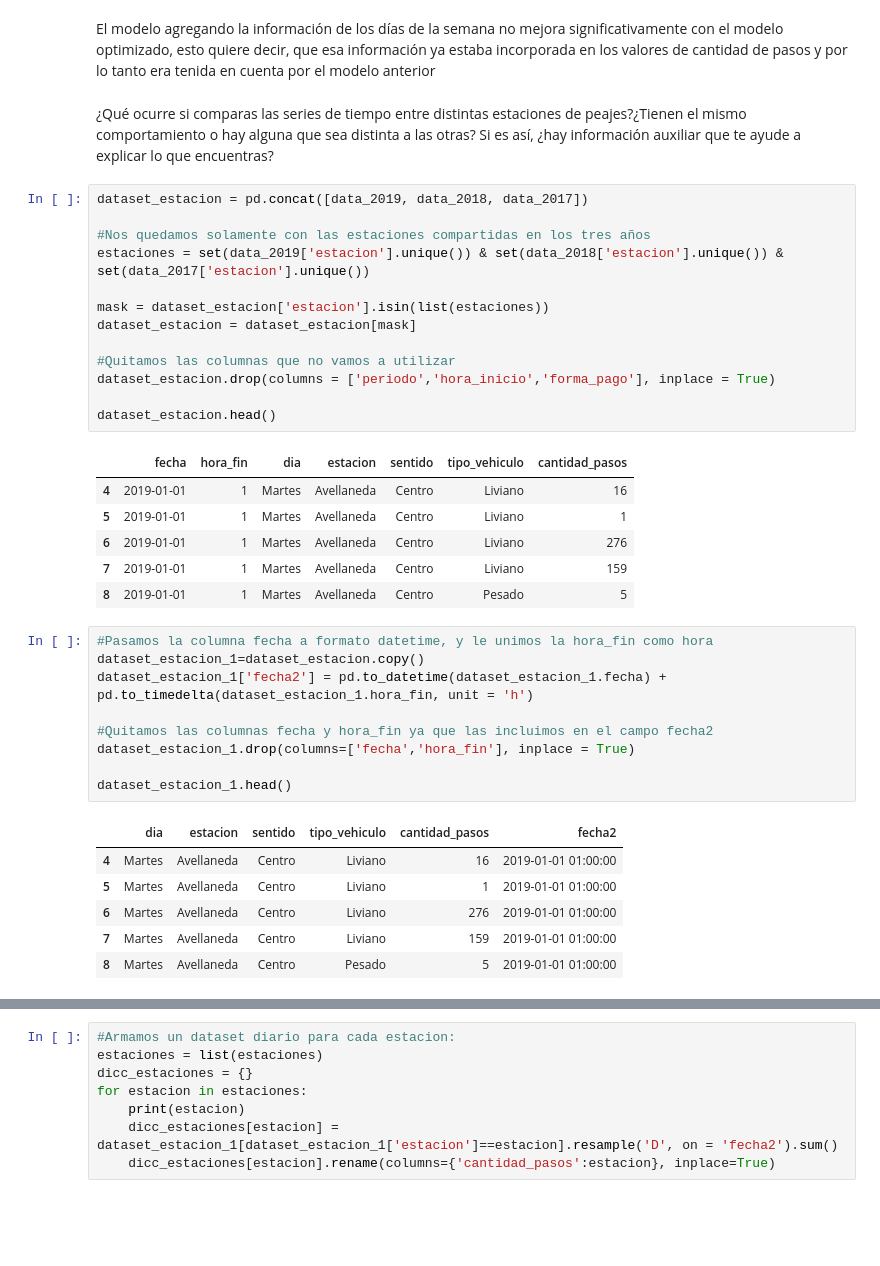
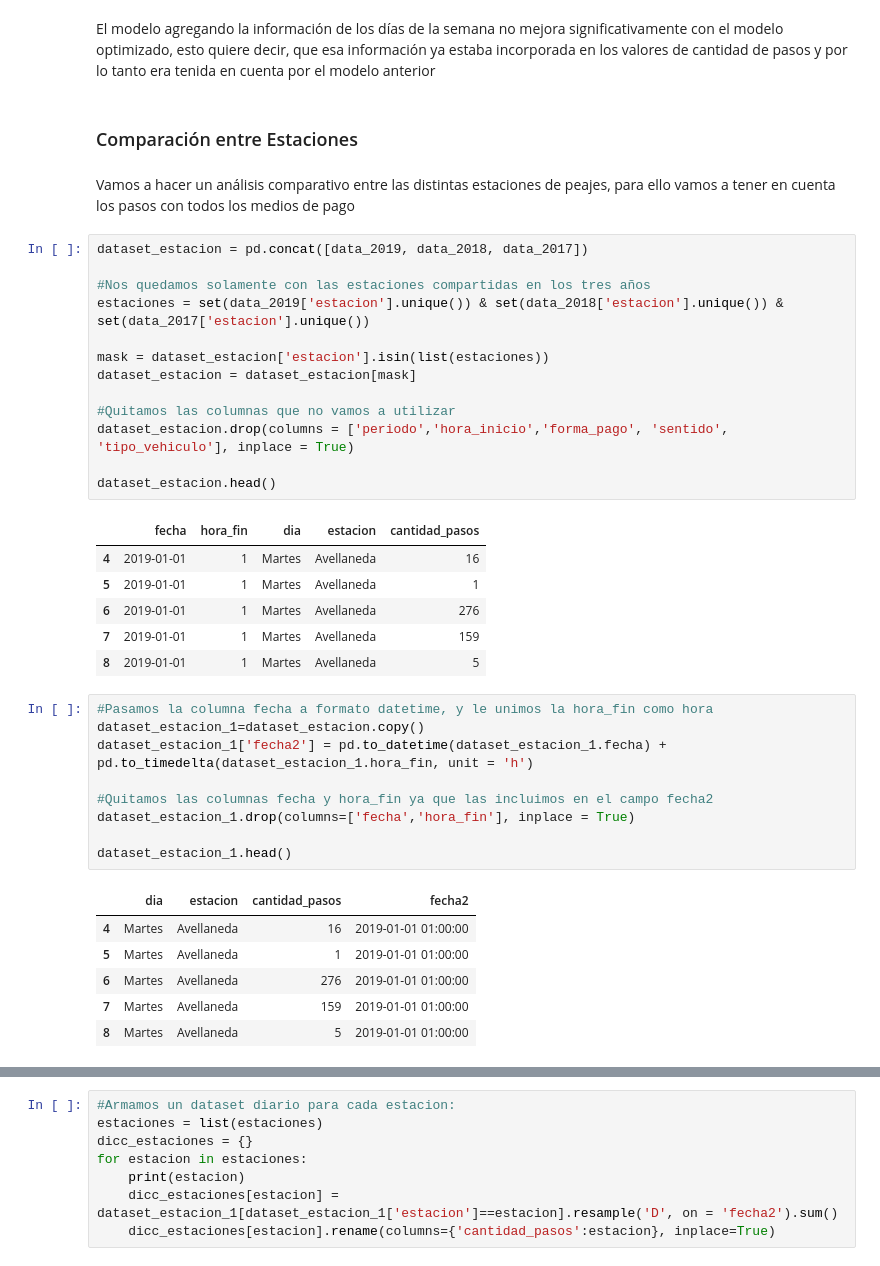
Before and after one commit to NachoRam123/Proyecto-3, a Jupyter notebook: DS_Proyecto_03_ST_RamellaIgnacio.ipynb, the cells around one changed output, grey strips where cells are left out. Drawn from its saved outputs; the diff is of its cells as text; blank space fills up the shorter version.

```diff
--- a/DS_Proyecto_03_ST_RamellaIgnacio.ipynb
+++ b/DS_Proyecto_03_ST_RamellaIgnacio.ipynb
@@ -1137,28 +1138,30 @@ Metricas
 | 0 | Modelo 3 | 0.277495 | 4901.833679 | Add Regresor: día semana |
 # %% [markdown]
 El modelo agregando la información de los días de la semana no mejora significativamente con el modelo optimizado, esto quiere decir, que esa información ya estaba incorporada en los valores de cantidad de pasos y por lo tanto era tenida en cuenta por el modelo anterior
-# %% [markdown]
-¿Qué ocurre si comparas las series de tiempo entre distintas estaciones de peajes?¿Tienen el mismo comportamiento o hay alguna que sea distinta a las otras? Si es así, ¿hay información auxiliar que te ayude a explicar lo que encuentras?
+# %% [markdown]
+### Comparación entre Estaciones
+# %% [markdown]
+Vamos a hacer un análisis comparativo entre las distintas estaciones de peajes, para ello vamos a tener en cuenta los pasos con todos los medios de pago
 # %%
 dataset_estacion = pd.concat([data_2019, data_2018, data_2017])
 
 #Nos quedamos solamente con las estaciones compartidas en los tres años
 estaciones = set(data_2019['estacion'].unique()) & set(data_2018['estacion'].unique()) & set(data_2017['estacion'].unique())
 
 mask = dataset_estacion['estacion'].isin(list(estaciones))
 dataset_estacion = dataset_estacion[mask]
 
 #Quitamos las columnas que no vamos a utilizar
-dataset_estacion.drop(columns = ['periodo','hora_inicio','forma_pago'], inplace = True)
+dataset_estacion.drop(columns = ['periodo','hora_inicio','forma_pago', 'sentido', 'tipo_vehiculo'], inplace = True)
 
 dataset_estacion.head()
 # %% [output]
-|  | fecha | hora_fin | dia | estacion | sentido | tipo_vehiculo | cantidad_pasos |
-| 4 | 2019-01-01 | 1 | Martes | Avellaneda | Centro | Liviano | 16 |
-| 5 | 2019-01-01 | 1 | Martes | Avellaneda | Centro | Liviano | 1 |
-| 6 | 2019-01-01 | 1 | Martes | Avellaneda | Centro | Liviano | 276 |
-| 7 | 2019-01-01 | 1 | Martes | Avellaneda | Centro | Liviano | 159 |
-| 8 | 2019-01-01 | 1 | Martes | Avellaneda | Centro | Pesado | 5 |
+|  | fecha | hora_fin | dia | estacion | cantidad_pasos |
+| 4 | 2019-01-01 | 1 | Martes | Avellaneda | 16 |
+| 5 | 2019-01-01 | 1 | Martes | Avellaneda | 1 |
+| 6 | 2019-01-01 | 1 | Martes | Avellaneda | 276 |
+| 7 | 2019-01-01 | 1 | Martes | Avellaneda | 159 |
+| 8 | 2019-01-01 | 1 | Martes | Avellaneda | 5 |
 # %%
 #Pasamos la columna fecha a formato datetime, y le unimos la hora_fin como hora
 dataset_estacion_1=dataset_estacion.copy()
@@ -1169,12 +1172,12 @@ dataset_estacion_1.drop(columns=['fecha','hora_fin'], inplace = True)
 
 dataset_estacion_1.head()
 # %% [output]
-|  | dia | estacion | sentido | tipo_vehiculo | cantidad_pasos | fecha2 |
-| 4 | Martes | Avellaneda | Centro | Liviano | 16 | 2019-01-01 01:00:00 |
-| 5 | Martes | Avellaneda | Centro | Liviano | 1 | 2019-01-01 01:00:00 |
-| 6 | Martes | Avellaneda | Centro | Liviano | 276 | 2019-01-01 01:00:00 |
-| 7 | Martes | Avellaneda | Centro | Liviano | 159 | 2019-01-01 01:00:00 |
-| 8 | Martes | Avellaneda | Centro | Pesado | 5 | 2019-01-01 01:00:00 |
+|  | dia | estacion | cantidad_pasos | fecha2 |
+| 4 | Martes | Avellaneda | 16 | 2019-01-01 01:00:00 |
+| 5 | Martes | Avellaneda | 1 | 2019-01-01 01:00:00 |
+| 6 | Martes | Avellaneda | 276 | 2019-01-01 01:00:00 |
+| 7 | Martes | Avellaneda | 159 | 2019-01-01 01:00:00 |
+| 8 | Martes | Avellaneda | 5 | 2019-01-01 01:00:00 |
 # %%
 #Reordenamos el dataset por fecha
 dataset_estacion_1.sort_values('fecha2', inplace = True)
```
Also changed, not shown: parts of 21 cells of this notebook.
